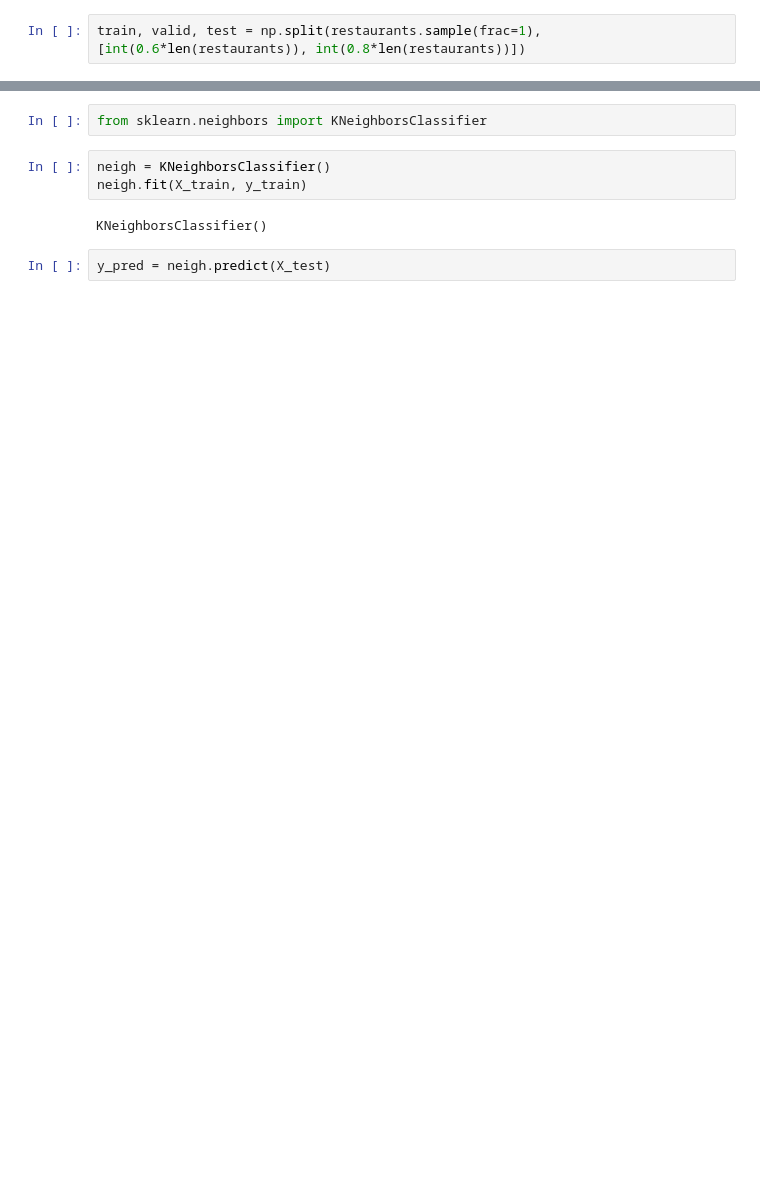
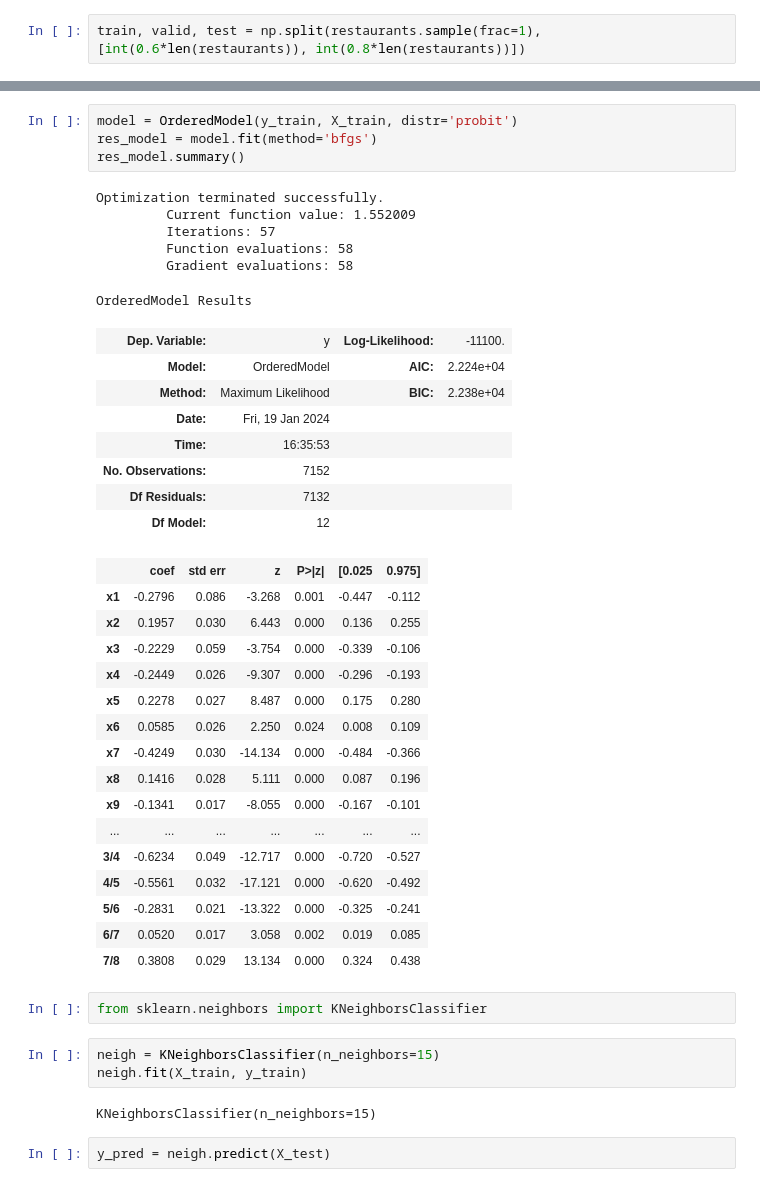
Before and after one commit to raska0010/yelp-customer-reviews, a Jupyter notebook: data_cleaning.ipynb, the cells around one changed output, grey strips where cells are left out. Cells and saved outputs as stored; diff of their text form; blank space fills up the shorter version.

```diff
--- a/data_cleaning.ipynb
+++ b/data_cleaning.ipynb
@@ -309,10 +364,45 @@ weighted avg       0.55      0.58      0.52      2384
+# %%
+model = OrderedModel(y_train, X_train, distr='probit')
+res_model = model.fit(method='bfgs')
+res_model.summary()
+# %% [output]
+Optimization terminated successfully.
+         Current function value: 1.552009
+         Iterations: 57
+         Function evaluations: 58
+         Gradient evaluations: 58
+OrderedModel Results
+| Dep. Variable: | y | Log-Likelihood: | -11100. |
+| Model: | OrderedModel | AIC: | 2.224e+04 |
+| Method: | Maximum Likelihood | BIC: | 2.238e+04 |
+| Date: | Fri, 19 Jan 2024 |  |  |
+| Time: | 16:35:53 |  |  |
+| No. Observations: | 7152 |  |  |
+| Df Residuals: | 7132 |  |  |
+| Df Model: | 12 |  |  |
+|  | coef | std err | z | P>|z| | [0.025 | 0.975] |
+| x1 | -0.2796 | 0.086 | -3.268 | 0.001 | -0.447 | -0.112 |
+| x2 | 0.1957 | 0.030 | 6.443 | 0.000 | 0.136 | 0.255 |
+| x3 | -0.2229 | 0.059 | -3.754 | 0.000 | -0.339 | -0.106 |
+| x4 | -0.2449 | 0.026 | -9.307 | 0.000 | -0.296 | -0.193 |
+| x5 | 0.2278 | 0.027 | 8.487 | 0.000 | 0.175 | 0.280 |
+| x6 | 0.0585 | 0.026 | 2.250 | 0.024 | 0.008 | 0.109 |
+| x7 | -0.4249 | 0.030 | -14.134 | 0.000 | -0.484 | -0.366 |
+| x8 | 0.1416 | 0.028 | 5.111 | 0.000 | 0.087 | 0.196 |
+| x9 | -0.1341 | 0.017 | -8.055 | 0.000 | -0.167 | -0.101 |
+| ... | ... | ... | ... | ... | ... | ... |
+| 3/4 | -0.6234 | 0.049 | -12.717 | 0.000 | -0.720 | -0.527 |
+| 4/5 | -0.5561 | 0.032 | -17.121 | 0.000 | -0.620 | -0.492 |
+| 5/6 | -0.2831 | 0.021 | -13.322 | 0.000 | -0.325 | -0.241 |
+| 6/7 | 0.0520 | 0.017 | 3.058 | 0.002 | 0.019 | 0.085 |
+| 7/8 | 0.3808 | 0.029 | 13.134 | 0.000 | 0.324 | 0.438 |
 # %%
 from sklearn.neighbors import KNeighborsClassifier
 # %%
-neigh = KNeighborsClassifier()
+neigh = KNeighborsClassifier(n_neighbors=15)
 neigh.fit(X_train, y_train)
 # %% [output]
-KNeighborsClassifier()
+KNeighborsClassifier(n_neighbors=15)
 # %%
 y_pred = neigh.predict(X_test)
 # %%
```
Also changed, not shown: parts of 44 cells of this notebook.
